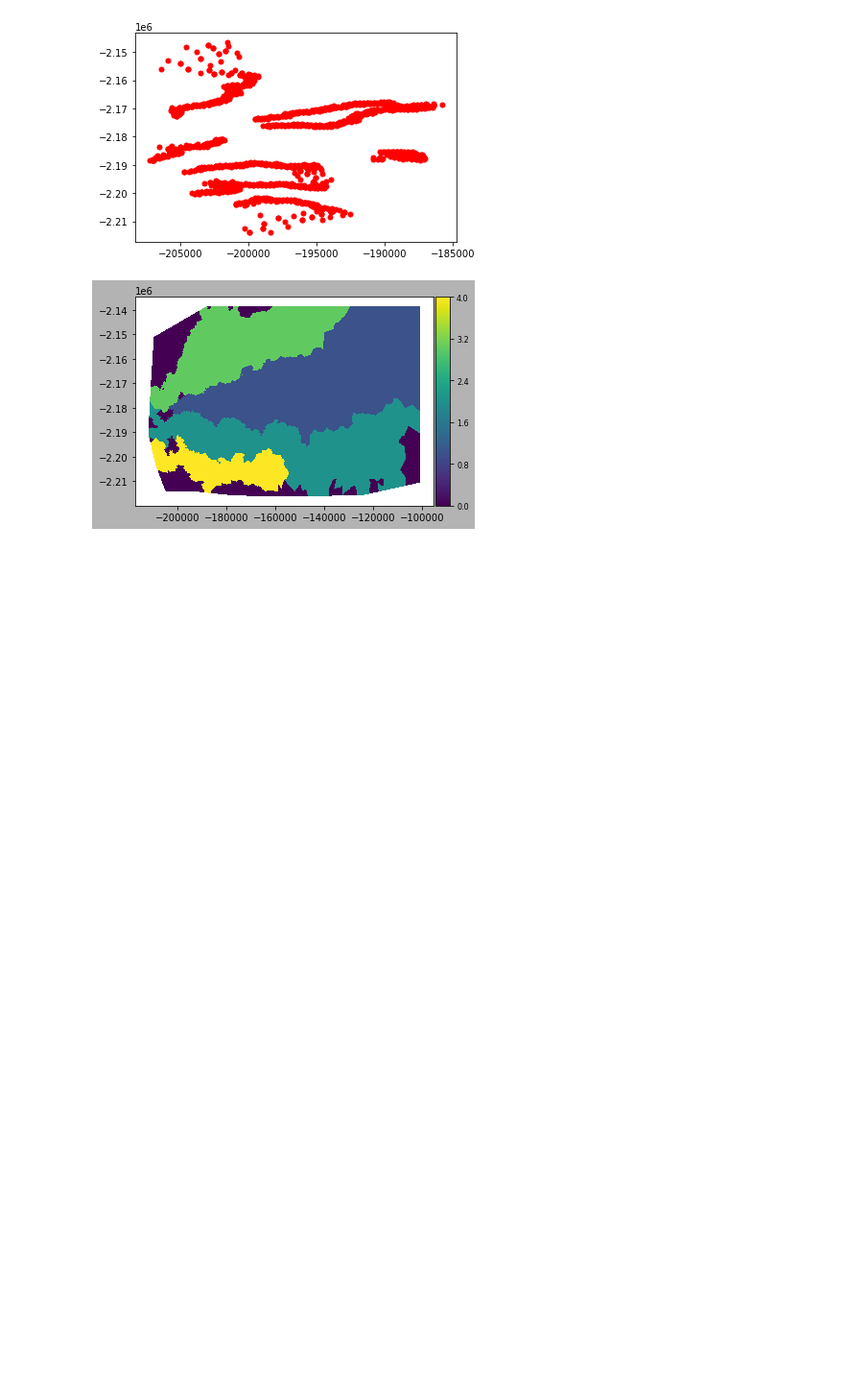
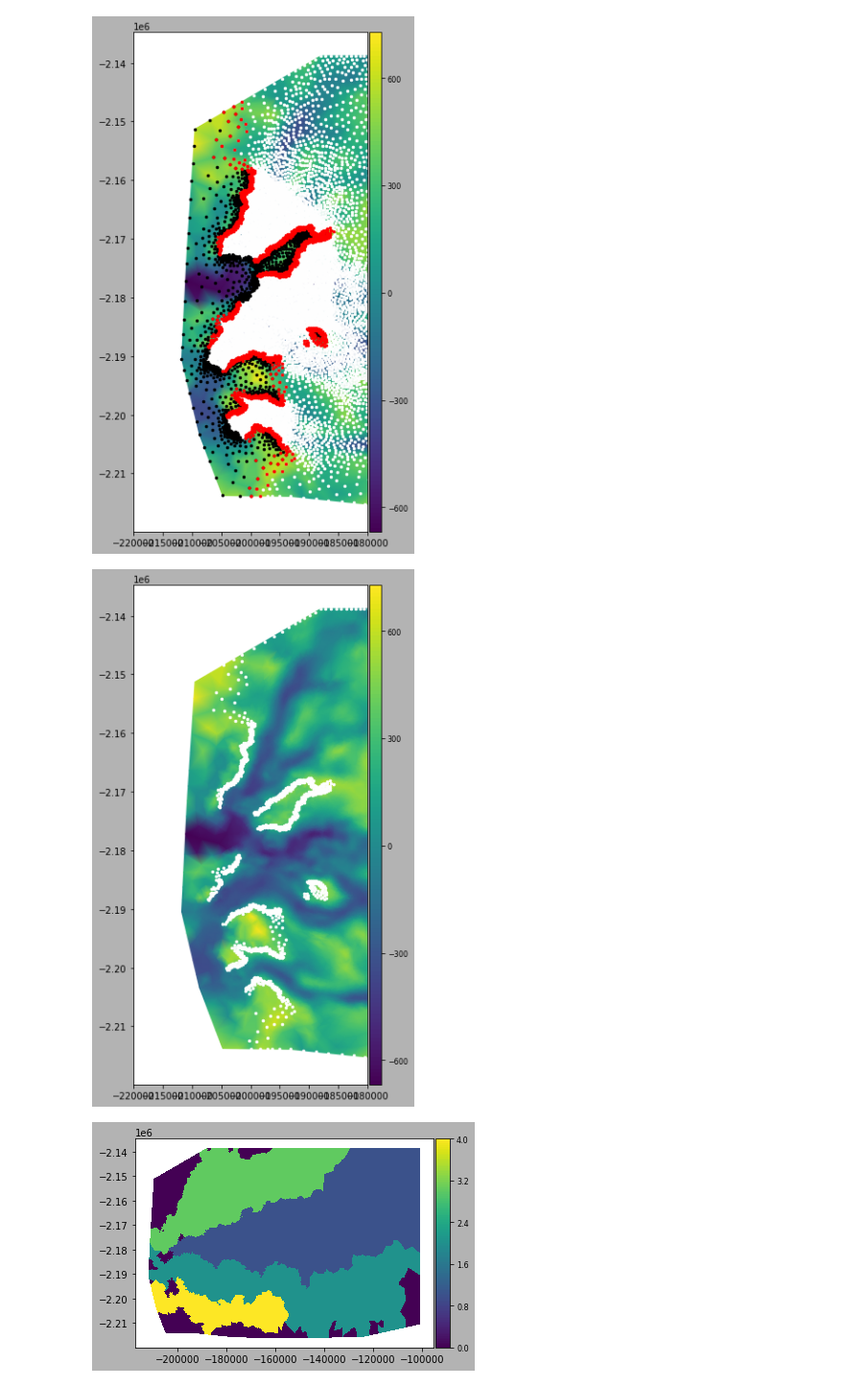
Before and after one commit to dfelikson/GrIS_Outlet_Glacier_Seasonal_dhdt, a Jupyter notebook: hindcast_EN4_RACMO_baseline_yearly.ipynb, the cells around one changed output. Shown at 96% size. Saved outputs shown, nothing was run; the diff lists cells and outputs as text; code cells hidden in the pictures; blank space fills up the shorter version.

```diff
--- a/hindcast_EN4_RACMO_baseline_yearly.ipynb
+++ b/hindcast_EN4_RACMO_baseline_yearly.ipynb
@@ -32,13 +32,13 @@ region = 'SAtoES'
 start_year  = 1985.
 # %%
 # Load a separate model to extract the friction coefficient and rheology
-md_friction = loadmodel("./Models/SAtoES_friction_coefficient.nc")
+md_friction = loadmodel('/efs/dfelikso/GrIS_Outlet_Glacier_Seasonal_dhdt/Models/SAtoES_friction_coefficient.nc')
 friction_coefficient = md_friction.results.StressbalanceSolution.FrictionCoefficient
 rheology_B = md_friction.materials.rheology_B
 md_friction = None
 
 # Load the original model
-md = loadmodel("./Models/SAtoES_inversion.nc")
+md = loadmodel('/efs/dfelikso/GrIS_Outlet_Glacier_Seasonal_dhdt/Models/SAtoES_inversion.nc')
 md.friction.coefficient = friction_coefficient
 md.materials.rheology_B = rheology_B
 
@@ -56,8 +56,7 @@ Opening ./Models/SAtoES_inversion.nc for reading
 empty init
 [figure]
 # %%
-## Relaxation
-relaxation_years = 30 #try 5 years if 1 runs quickly
+hindcast_years = 5
 
 # Special post-processing of inverted friction coefficient
 filename = 'Exp/' + region + '_coeffront_after_inversion.exp'
@@ -73,26 +72,47 @@ md.initialization.temperature = 250*np.ones([md.mesh.numberofvertices,1]) #tempe
 md.inversion.iscontrol=0;
 md.timestepping.start_time = start_year;
 md.timestepping.time_step  = .02;
-md.timestepping.final_time = start_year + relaxation_years;
+md.timestepping.final_time = start_year + hindcast_years;
 md.settings.output_frequency = (1/md.timestepping.time_step)/5; # 5/yr
 # %%
-# define fjord walls/flush where bed > 0 (code added 8/3/22)
+# define fjord walls/flush where bed > 0
+fig = plt.figure(figsize=(10,10))
+plotmodel(md, 'data', md.geometry.bed)
+
+nodes_ice = md.mask.ice_levelset < 0
+plt.plot(md.mesh.x[nodes_ice], md.mesh.y[nodes_ice], 'w.', markersize=5)
+nodes_notice = md.mask.ice_levelset > 0
+plt.plot(md.mesh.x[nodes_notice], md.mesh.y[nodes_notice], 'k.', markersize=5)
+
 n_buffer = 2
 for i in range(n_buffer):
     elements = md.mesh.elements.astype(int)-1
     nodes_edge = elements[np.where(np.sum(md.mask.ice_levelset[elements] == -1, axis=1) == 2)[0]]
     nodes_edge = np.unique(nodes_edge.ravel())
     nodes_bed = np.where(md.geometry.bed > 0)[0]
     nodes_edge_bed = np.array(list(set(nodes_edge) & set(nodes_bed)))
-    plt.plot(md.mesh.x[nodes_edge_bed], md.mesh.y[nodes_edge_bed], 'r.', markersize=10)
+    plt.plot(md.mesh.x[nodes_edge_bed], md.mesh.y[nodes_edge_bed], 'r.', markersize=5)
 
     md.mask.ice_levelset[nodes_edge_bed] = -1
     md.geometry.thickness[nodes_edge_bed] = 10
     md.geometry.surface[nodes_edge_bed] = md.geometry.bed[nodes_edge_bed] + md.geometry.thickness[nodes_edge_bed]
 
     md.friction.coefficient[nodes_edge_bed] = 200
+
+    md.levelset.spclevelset[nodes_edge_bed] = -1
+
+plt.xlim(-220000, -180000)
+plt.show()
+
+fig = plt.figure(figsize=(10,10))
+plotmodel(md, 'data', md.geometry.bed)
+nodes_ice = md.levelset.spclevelset < 0
+plt.plot(md.mesh.x[nodes_ice], md.mesh.y[nodes_ice], 'w.', markersize=5)
+plt.xlim(-220000, -180000)
+plt.show()
 # %% [output]
-[figure, old version]
+[figure, new version]
+[figure, added]
 # %%
 # defining thermal and sub. discharge at every ISSM mesh node
 
```
Also changed, not shown: parts of 7 cells of this notebook.
